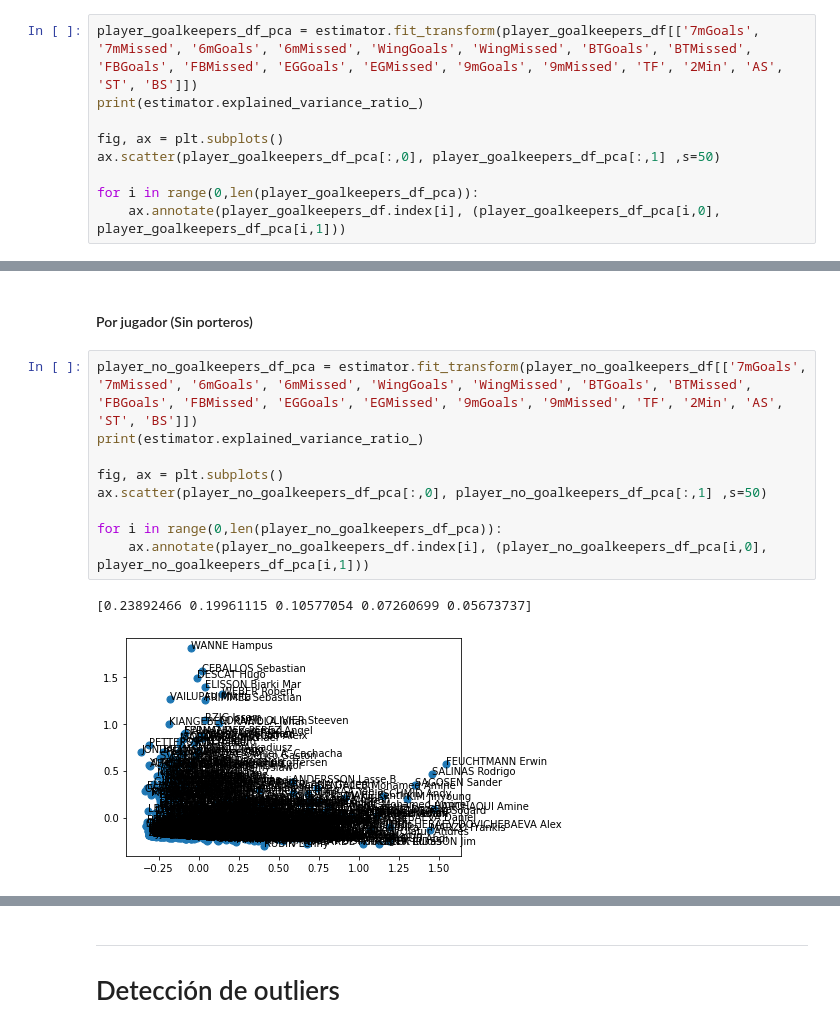
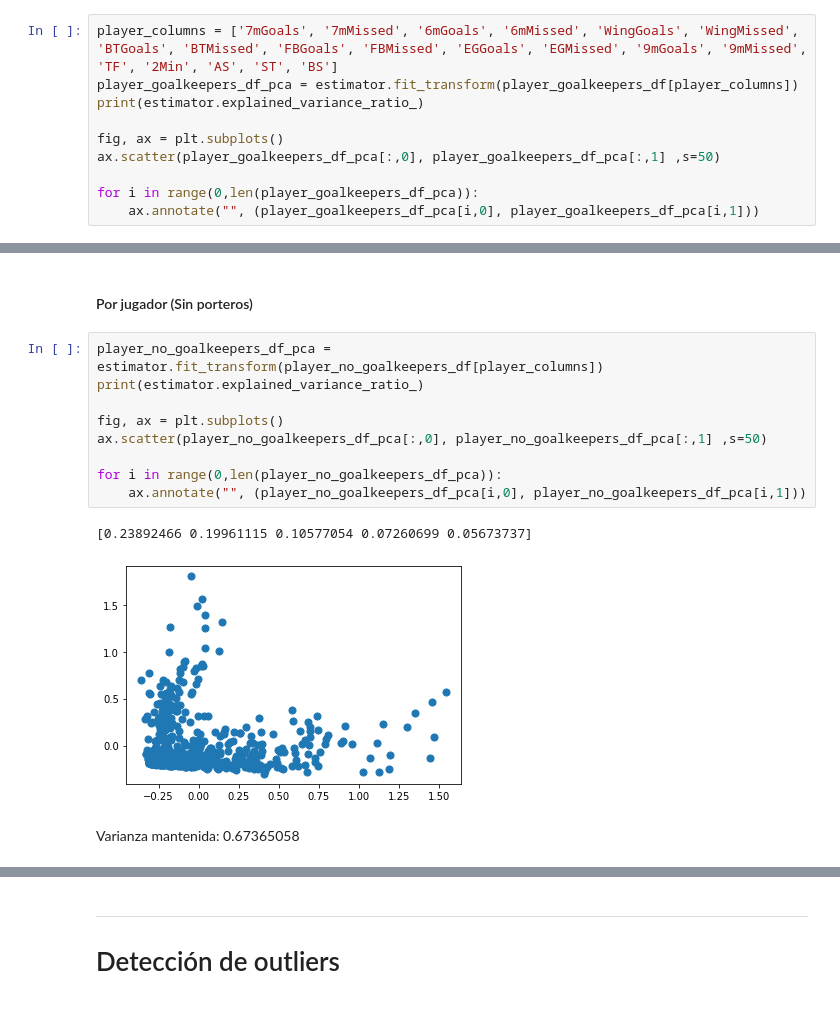
Before and after one commit to SergioMartinezCid/MUII-DSI-2022-23, a Jupyter notebook: Clustering/DSI_Trabajo_Clústering.ipynb, the cells around one changed output, grey strips where cells are left out. Drawn from its saved outputs; the diff is of its cells as text.

```diff
--- a/Clustering/DSI_Trabajo_Clústering.ipynb
+++ b/Clustering/DSI_Trabajo_Clústering.ipynb
@@ -268,13 +321,14 @@ for i in range(0,len(team_no_presidentscup_df_pca)):
 # %% [markdown]
 #### Por jugador (Con porteros)
 # %%
-player_goalkeepers_df_pca = estimator.fit_transform(player_goalkeepers_df[['7mGoals', '7mMissed', '6mGoals', '6mMissed', 'WingGoals', 'WingMissed', 'BTGoals', 'BTMissed', 'FBGoals', 'FBMissed', 'EGGoals', 'EGMissed', '9mGoals', '9mMissed', 'TF', '2Min', 'AS', 'ST', 'BS']])
+player_columns = ['7mGoals', '7mMissed', '6mGoals', '6mMissed', 'WingGoals', 'WingMissed', 'BTGoals', 'BTMissed', 'FBGoals', 'FBMissed', 'EGGoals', 'EGMissed', '9mGoals', '9mMissed', 'TF', '2Min', 'AS', 'ST', 'BS']
+player_goalkeepers_df_pca = estimator.fit_transform(player_goalkeepers_df[player_columns])
 print(estimator.explained_variance_ratio_)
 
 fig, ax = plt.subplots()
 ax.scatter(player_goalkeepers_df_pca[:,0], player_goalkeepers_df_pca[:,1] ,s=50)
 
 for i in range(0,len(player_goalkeepers_df_pca)):
-    ax.annotate(player_goalkeepers_df.index[i], (player_goalkeepers_df_pca[i,0], player_goalkeepers_df_pca[i,1]))
+    ax.annotate("", (player_goalkeepers_df_pca[i,0], player_goalkeepers_df_pca[i,1]))
 # %% [output]
 [0.24948252 0.1988552  0.1051322  0.07097456 0.05542715]
@@ -282,14 +359,16 @@ for i in range(0,len(player_goalkeepers_df_pca)):
 # %% [markdown]
 #### Por jugador (Sin porteros)
 # %%
-player_no_goalkeepers_df_pca = estimator.fit_transform(player_no_goalkeepers_df[['7mGoals', '7mMissed', '6mGoals', '6mMissed', 'WingGoals', 'WingMissed', 'BTGoals', 'BTMissed', 'FBGoals', 'FBMissed', 'EGGoals', 'EGMissed', '9mGoals', '9mMissed', 'TF', '2Min', 'AS', 'ST', 'BS']])
+player_no_goalkeepers_df_pca = estimator.fit_transform(player_no_goalkeepers_df[player_columns])
 print(estimator.explained_variance_ratio_)
 
 fig, ax = plt.subplots()
 ax.scatter(player_no_goalkeepers_df_pca[:,0], player_no_goalkeepers_df_pca[:,1] ,s=50)
 
 for i in range(0,len(player_no_goalkeepers_df_pca)):
-    ax.annotate(player_no_goalkeepers_df.index[i], (player_no_goalkeepers_df_pca[i,0], player_no_goalkeepers_df_pca[i,1]))
+    ax.annotate("", (player_no_goalkeepers_df_pca[i,0], player_no_goalkeepers_df_pca[i,1]))
 # %% [output]
 [0.23892466 0.19961115 0.10577054 0.07260699 0.05673737]
-[figure, old version]
+[figure, new version]
+# %% [markdown]
+Varianza mantenida: 0.67365058
```
Also changed, not shown: parts of 64 cells of this notebook.
